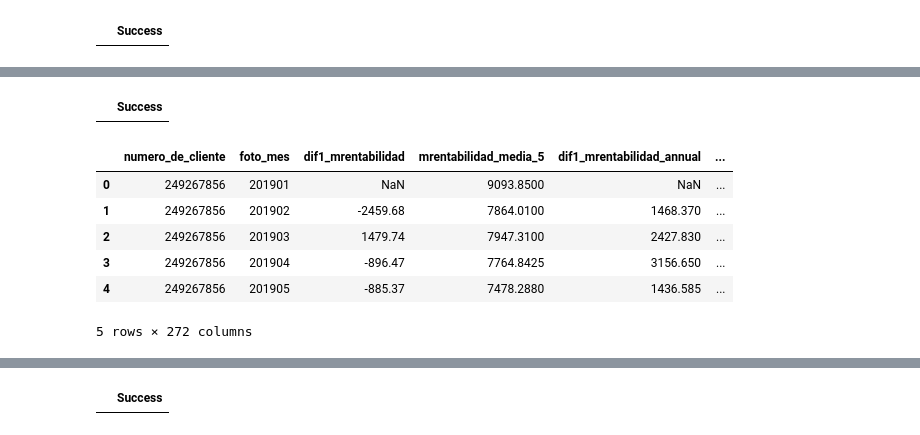
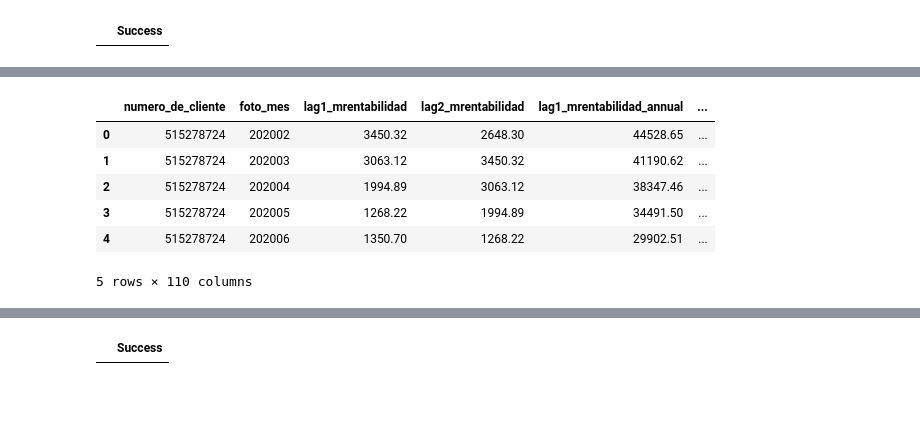
Before and after one commit to dmecoyfin/dmeyf2024, a Jupyter notebook: src/Competencia_3/Feature_Engineering_en_SQL_2.ipynb, the cells around one changed output, grey strips where cells are left out. Saved outputs shown, nothing was run; the diff lists cells and outputs as text; code cells hidden in the pictures; blank space fills up the shorter version.

```diff
--- a/src/Competencia_3/Feature_Engineering_en_SQL_2.ipynb
+++ b/src/Competencia_3/Feature_Engineering_en_SQL_2.ipynb
@@ -420,30 +223,15 @@ FROM pragma_table_info('compe_3_lags_delta');
-# %%
-%%sql
-CREATE OR REPLACE TABLE competencia_03_DQ_ft_2 AS
-SELECT
-    a.*, -- Todas las columnas originales de competencia_03_DQ_agrupacion_var
-    b.* EXCLUDE (numero_de_cliente, foto_mes) -- Las columnas de compe_3_lags_delta excepto las claves comunes
-FROM
-    competencia_03_DQ_agrupacion_var AS a
-JOIN
-    compe_3_lags_delta AS b
-ON
-    a.numero_de_cliente = b.numero_de_cliente
-    AND a.foto_mes = b.foto_mes;
-# %% [output]
-|  | Success |
 # %%
 %%sql
-select * from compe_3_lags_delta
+select * from compe_3_lags
 limit 5
 # %% [output]
-|  | numero_de_cliente | foto_mes | dif1_mrentabilidad | mrentabilidad_media_5 | dif1_mrentabilidad_annual | ... |
-| 0 | 249267856 | 201901 | NaN | 9093.8500 | NaN | ... |
-| 1 | 249267856 | 201902 | -2459.68 | 7864.0100 | 1468.370 | ... |
-| 2 | 249267856 | 201903 | 1479.74 | 7947.3100 | 2427.830 | ... |
-| 3 | 249267856 | 201904 | -896.47 | 7764.8425 | 3156.650 | ... |
-| 4 | 249267856 | 201905 | -885.37 | 7478.2880 | 1436.585 | ... |
+|  | numero_de_cliente | foto_mes | lag1_mrentabilidad | lag2_mrentabilidad | lag1_mrentabilidad_annual | ... |
+| 0 | 515278724 | 202002 | 3450.32 | 2648.30 | 44528.65 | ... |
+| 1 | 515278724 | 202003 | 3063.12 | 3450.32 | 41190.62 | ... |
+| 2 | 515278724 | 202004 | 1994.89 | 3063.12 | 38347.46 | ... |
+| 3 | 515278724 | 202005 | 1268.22 | 1994.89 | 34491.50 | ... |
+| 4 | 515278724 | 202006 | 1350.70 | 1268.22 | 29902.51 | ... |
-5 rows × 272 columns
+5 rows × 110 columns
 # %%
 %%sql
 SELECT COUNT(*) AS num_columnas
```
Also changed, not shown: parts of 9 cells of this notebook, 7 other files.
